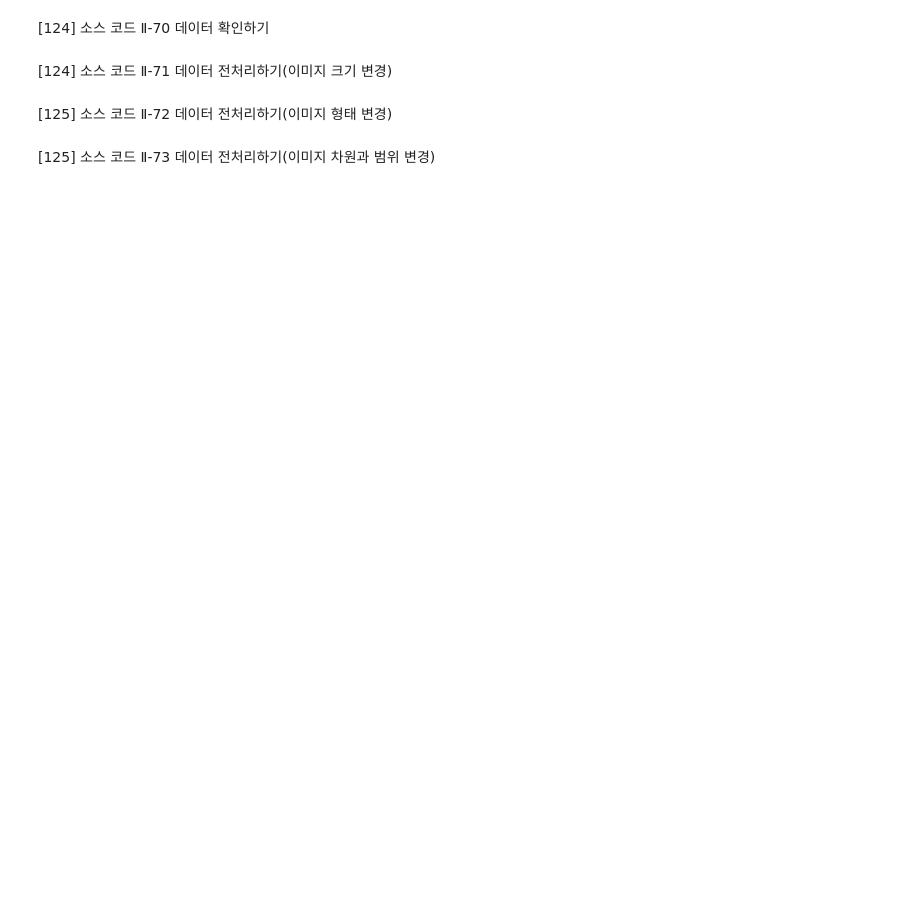
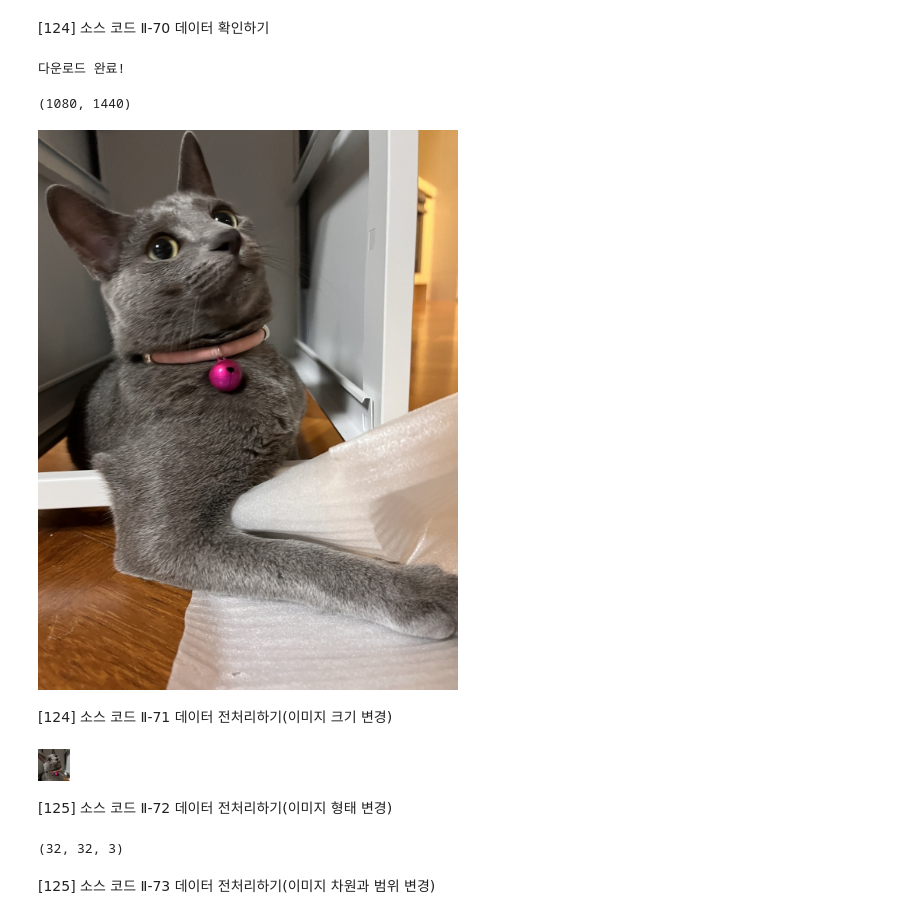
Before and after one commit to seongui2030/Section2, a Jupyter notebook: [124~125]_실제_이미지를_분류하는_모델_활용하기.ipynb, the cells around one changed output. Saved outputs shown, nothing was run; the diff lists cells and outputs as text; code cells hidden in the pictures; blank space fills up the shorter version.

```diff
--- a/[124~125]_실제_이미지를_분류하는_모델_활용하기.ipynb
+++ b/[124~125]_실제_이미지를_분류하는_모델_활용하기.ipynb
@@ -27,22 +57,42 @@ model.evaluate(X_test, y_test)
 # %% [markdown]
 [124] 소스 코드 Ⅱ-70 데이터 확인하기
+# %%
+import os
+import urllib.request
+
+# 1. ./data 폴더 생성 (이미 존재하면 무시)
+os.makedirs("./data", exist_ok=True)
+
+# 2. milknew.csv 파일을 ./data/milknew.csv 경로로 다운로드
+url = "https://raw.githubusercontent.com/seongui2030/Section2/main/animal.jpg"
+urllib.request.urlretrieve(url, "./data/animal.jpg")
+print("다운로드 완료!")
+# %% [output]
+다운로드 완료!
 # %%
 from PIL import Image
-animal = Image.open('/content/animal.jpg')
+animal = Image.open('/content/data/animal.jpg')
 print(animal.size)
 animal
+# %% [output]
+(1080, 1440)
+[figure, added]
 # %% [markdown]
 [124] 소스 코드 Ⅱ-71 데이터 전처리하기(이미지 크기 변경)
 # %%
 animal_crop = animal.crop((40, 40, 800, 800))
 animal32 = animal_crop.resize((32, 32))
 animal32
+# %% [output]
+[figure, added]
 # %% [markdown]
 [125] 소스 코드 Ⅱ-72 데이터 전처리하기(이미지 형태 변경)
 # %%
 import numpy as np
 test_img = np.array(animal32)
 test_img.shape
+# %% [output]
+(32, 32, 3)
 # %% [markdown]
 [125] 소스 코드 Ⅱ-73 데이터 전처리하기(이미지 차원과 범위 변경)
 # %%
```
Also changed, not shown: parts of 18 cells of this notebook, 11 other files.
